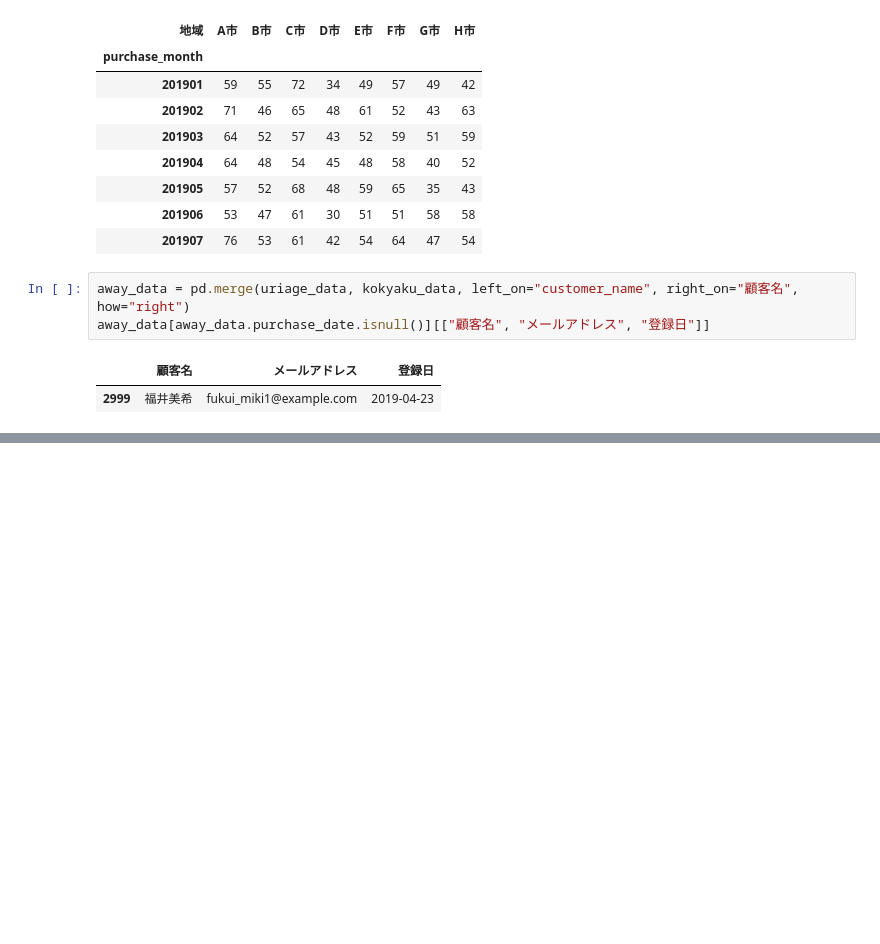
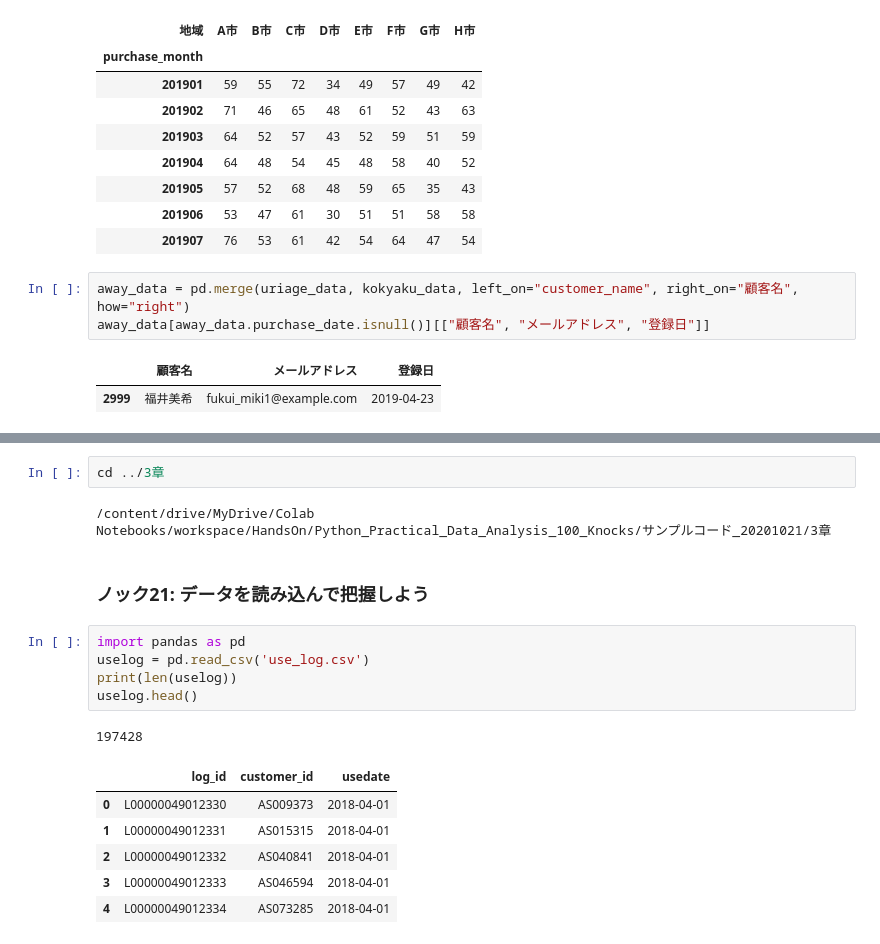
Before and after one commit to matsunori39/Python_Practical_Data_Analysis_100_Knocks, a Jupyter notebook: Python_Practical_Data_Analysis_100_Knocks.ipynb, the cells around one changed output, grey strips where cells are left out. Drawn from its saved outputs; the diff is of its cells as text; blank space fills up the shorter version.

```diff
--- a/Python_Practical_Data_Analysis_100_Knocks.ipynb
+++ b/Python_Practical_Data_Analysis_100_Knocks.ipynb
@@ -717,0 +728,19 @@ away_data[away_data.purchase_date.isnull()][["顧客名", "メールアドレス
+# %%
+cd ../3章
+# %% [output]
+/content/drive/MyDrive/Colab Notebooks/workspace/HandsOn/Python_Practical_Data_Analysis_100_Knocks/サンプルコード_20201021/3章
+# %% [markdown]
+### ノック21: データを読み込んで把握しよう
+# %%
+import pandas as pd
+uselog = pd.read_csv('use_log.csv')
+print(len(uselog))
+uselog.head()
+# %% [output]
+197428
+|  | log_id | customer_id | usedate |
+| 0 | L00000049012330 | AS009373 | 2018-04-01 |
+| 1 | L00000049012331 | AS015315 | 2018-04-01 |
+| 2 | L00000049012332 | AS040841 | 2018-04-01 |
+| 3 | L00000049012333 | AS046594 | 2018-04-01 |
+| 4 | L00000049012334 | AS073285 | 2018-04-01 |
```
Also changed, not shown: parts of 15 cells of this notebook.
